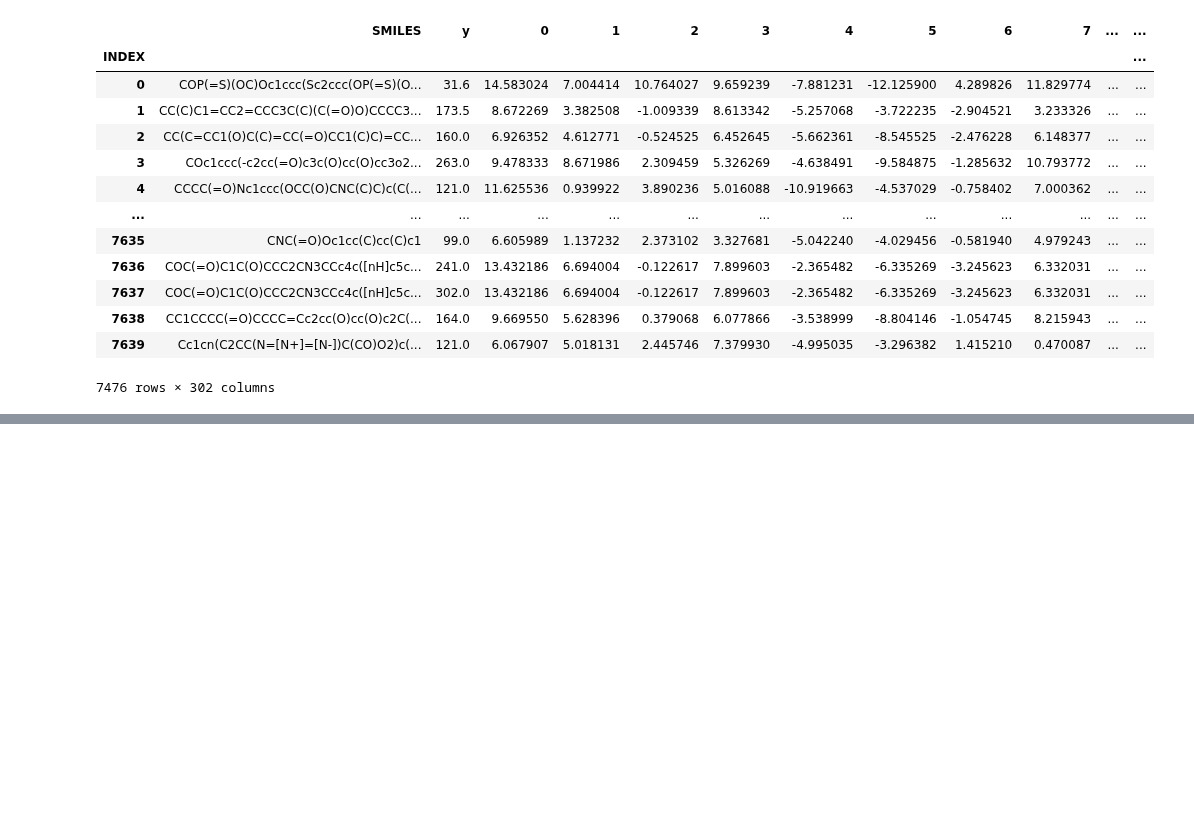
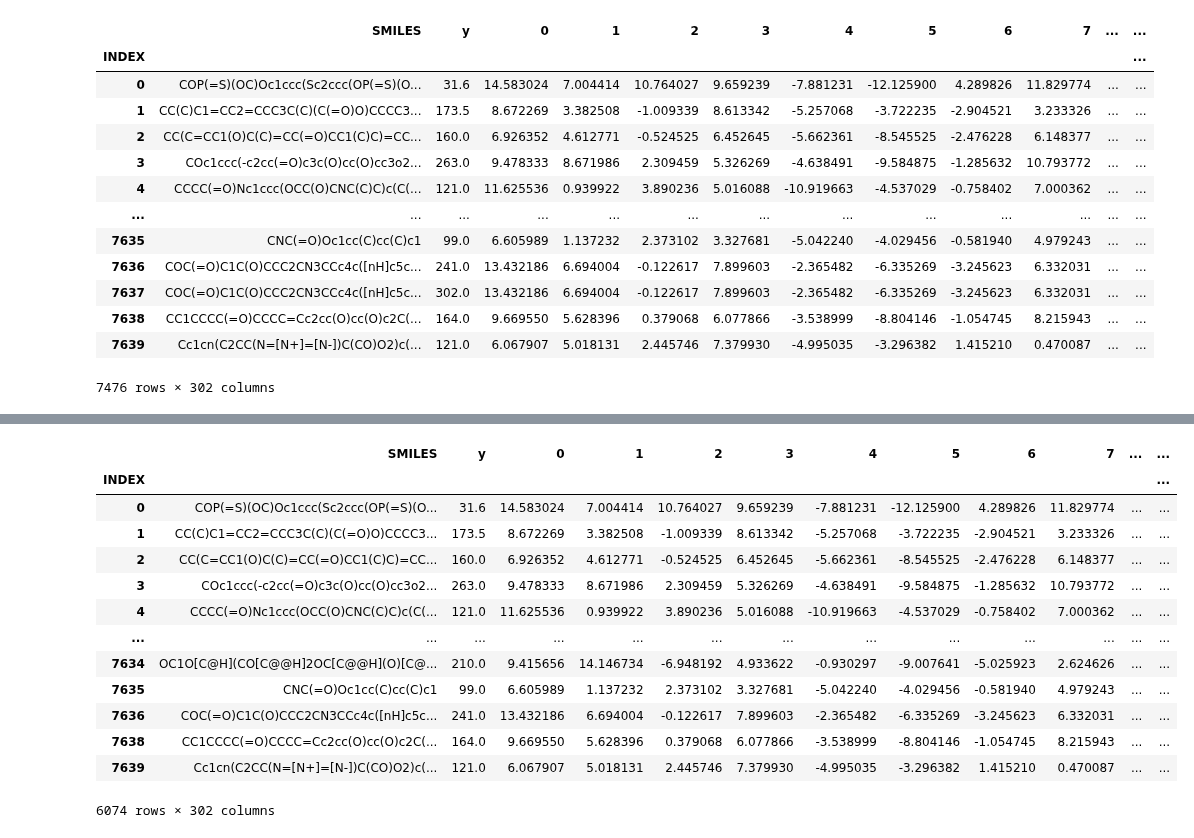
Before and after one commit to aravindhnivas/cxml_py, a Jupyter notebook: notebooks/testing.ipynb, the cells around one changed output, grey strips where cells are left out. Drawn from its saved outputs; the diff is of its cells as text; code cells hidden in the pictures; blank space fills up the shorter version.

```diff
--- a/notebooks/testing.ipynb
+++ b/notebooks/testing.ipynb
@@ -33,11 +34,17 @@ print(df.columns, df.shape)
 # (N, D) array where N is the number of samples and D is the dimensionality of the feature vectors
 X = np.load(vec_file, allow_pickle=True)
 
-data_df = pd.DataFrame(X)
-data_df.insert(0, 'INDEX', df.index)
-data_df.insert(1, 'SMILES', df['SMILES'].values)
-data_df.insert(2, 'y', df['Processed tmp/ºC'].values)
-data_df.set_index('INDEX', inplace=True)
+# Create DataFrame more efficiently by providing column names upfront
+feature_cols = [str(i) for i in range(X.shape[1])]  # Pre-generate column names
+data_df = pd.DataFrame(X, index=df.index, columns=feature_cols)
+
+# Add SMILES and y columns efficiently using loc
+data_df.loc[:, 'SMILES'] = df['SMILES']
+data_df.loc[:, 'y'] = pd.to_numeric(df['Processed tmp/ºC'], errors='coerce')
+
+# Reorder columns efficiently
+cols_order = ['SMILES', 'y'] + feature_cols
+data_df = data_df[cols_order]
 
 # 1. First filter out rows where all X features are zero
 # We look at columns from index 2 onwards (excluding SMILES and y)
@@ -203,0 +166,6 @@ y[6252]
+# %%
+from xgboost import XGBRegressor
+clean_model = XGBRegressor(verbosity=0, n_jobs=-1)
+cl = CleanLearning(clean_model, verbose=True)
+cl.fit(final_df.iloc[:, 2:], final_df['y'])
+# label_issues_df = cl.get_label_issues()
@@ -203,0 +179,14 @@ y[6252]
+# %%
+# Get label issues and assign the same index
+# label_issues_df = cl.get_label_issues()
+label_issues_df = cl.get_label_issues().copy()
+label_issues_df.index = final_df.index
+
+# Verify indices match
+print("Do indices match?", (label_issues_df.index == final_df.index).all())
+print("final_df index shape:", final_df.index.shape)
+print("label_issues_df index shape:", label_issues_df.index.shape)
+
+# Now you can safely filter
+final_df_cleaned = final_df[~label_issues_df["is_label_issue"]]
+label_issues_df
@@ -203,0 +211,18 @@ y[6252]
+# %%
+final_df_cleaned = final_df[~label_issues_df["is_label_issue"]]
+final_df_cleaned
+# %% [output]
+|  | SMILES | y | 0 | 1 | 2 | 3 | 4 | 5 | 6 | 7 | ... | ... |
+| INDEX |  |  |  |  |  |  |  |  |  |  |  | ... |
+| 0 | COP(=S)(OC)Oc1ccc(Sc2ccc(OP(=S)(O... | 31.6 | 14.583024 | 7.004414 | 10.764027 | 9.659239 | -7.881231 | -12.125900 | 4.289826 | 11.829774 | ... | ... |
+| 1 | CC(C)C1=CC2=CCC3C(C)(C(=O)O)CCCC3... | 173.5 | 8.672269 | 3.382508 | -1.009339 | 8.613342 | -5.257068 | -3.722235 | -2.904521 | 3.233326 | ... | ... |
+| 2 | CC(C=CC1(O)C(C)=CC(=O)CC1(C)C)=CC... | 160.0 | 6.926352 | 4.612771 | -0.524525 | 6.452645 | -5.662361 | -8.545525 | -2.476228 | 6.148377 | ... | ... |
+| 3 | COc1ccc(-c2cc(=O)c3c(O)cc(O)cc3o2... | 263.0 | 9.478333 | 8.671986 | 2.309459 | 5.326269 | -4.638491 | -9.584875 | -1.285632 | 10.793772 | ... | ... |
+| 4 | CCCC(=O)Nc1ccc(OCC(O)CNC(C)C)c(C(... | 121.0 | 11.625536 | 0.939922 | 3.890236 | 5.016088 | -10.919663 | -4.537029 | -0.758402 | 7.000362 | ... | ... |
+| ... | ... | ... | ... | ... | ... | ... | ... | ... | ... | ... | ... | ... |
+| 7634 | OC1O[C@H](CO[C@@H]2OC[C@@H](O)[C@... | 210.0 | 9.415656 | 14.146734 | -6.948192 | 4.933622 | -0.930297 | -9.007641 | -5.025923 | 2.624626 | ... | ... |
+| 7635 | CNC(=O)Oc1cc(C)cc(C)c1 | 99.0 | 6.605989 | 1.137232 | 2.373102 | 3.327681 | -5.042240 | -4.029456 | -0.581940 | 4.979243 | ... | ... |
+| 7636 | COC(=O)C1C(O)CCC2CN3CCc4c([nH]c5c... | 241.0 | 13.432186 | 6.694004 | -0.122617 | 7.899603 | -2.365482 | -6.335269 | -3.245623 | 6.332031 | ... | ... |
+| 7638 | CC1CCCC(=O)CCCC=Cc2cc(O)cc(O)c2C(... | 164.0 | 9.669550 | 5.628396 | 0.379068 | 6.077866 | -3.538999 | -8.804146 | -1.054745 | 8.215943 | ... | ... |
+| 7639 | Cc1cn(C2CC(N=[N+]=[N-])C(CO)O2)c(... | 121.0 | 6.067907 | 5.018131 | 2.445746 | 7.379930 | -4.995035 | -3.296382 | 1.415210 | 0.470087 | ... | ... |
+6074 rows × 302 columns
```
Also changed, not shown: parts of 16 cells of this notebook.
